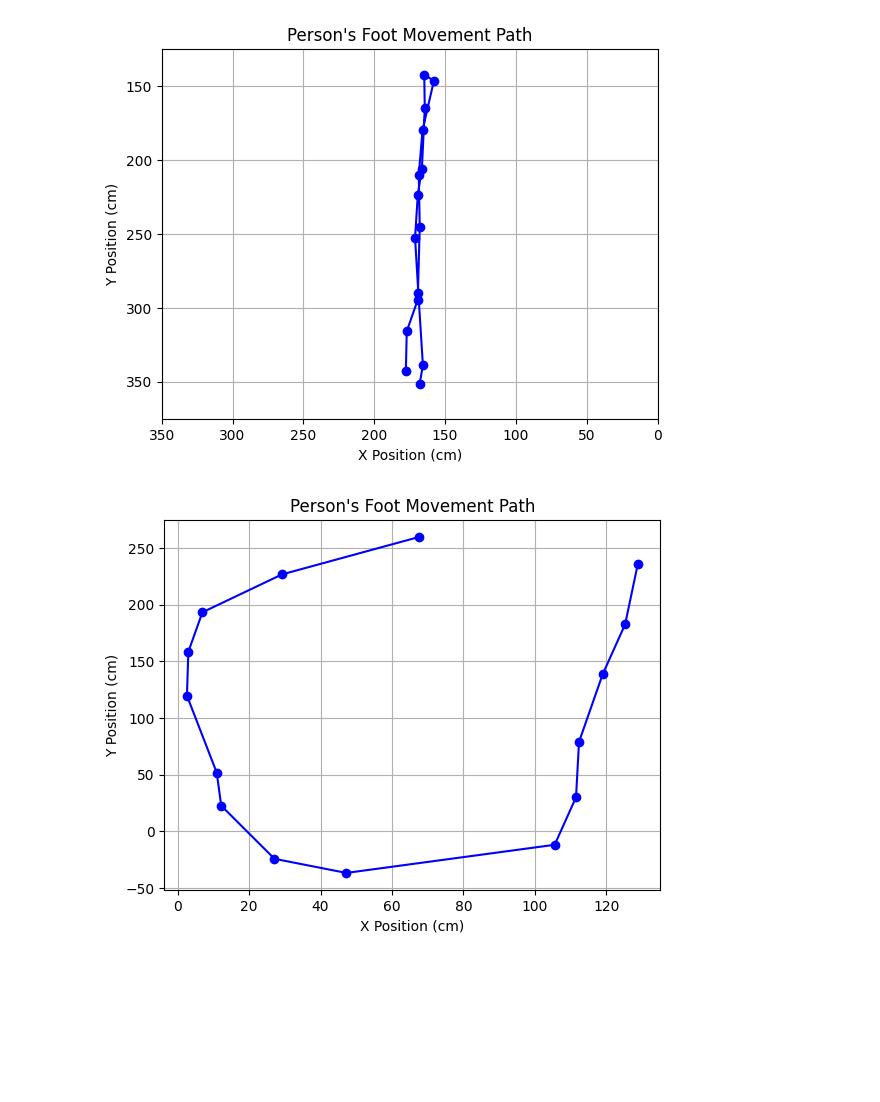
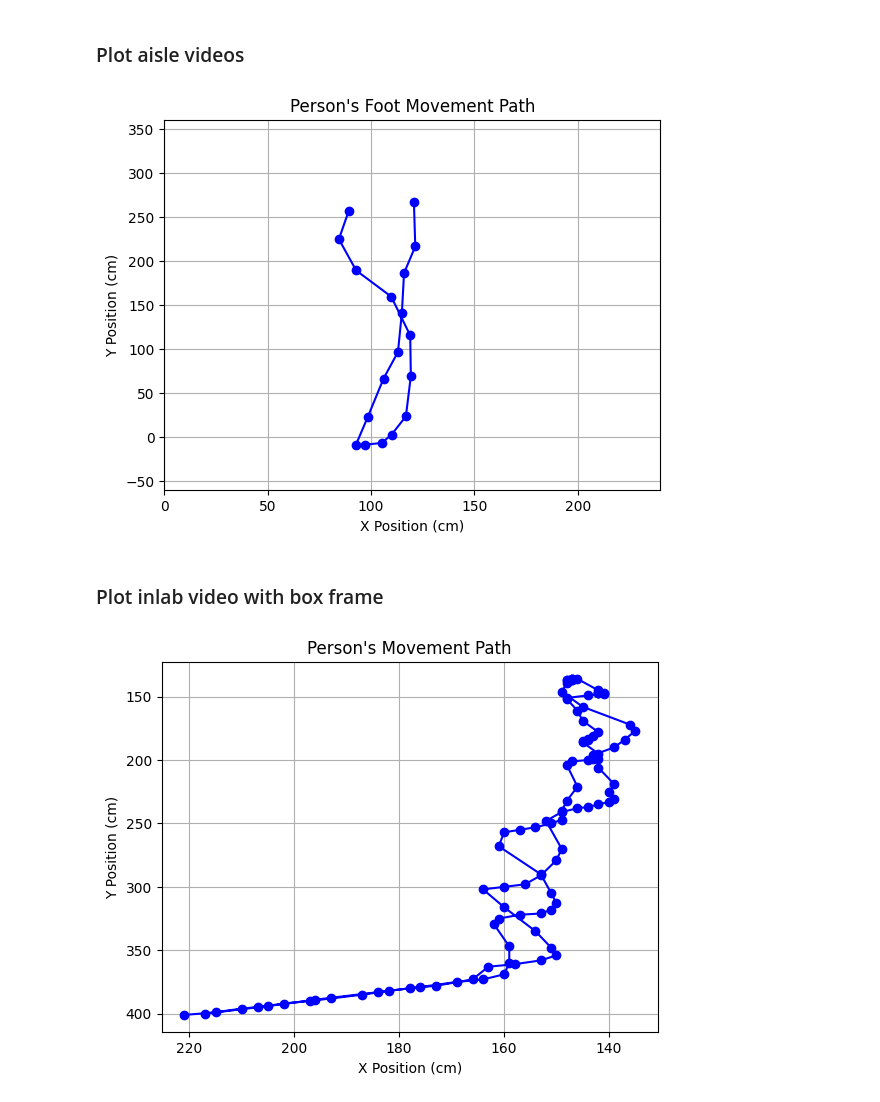
Before and after one commit to spourasgari/trajectory_detection, a Jupyter notebook: visualize.ipynb, the cells around one changed output. Drawn from its saved outputs; the diff is of its cells as text; code cells hidden in the pictures; blank space fills up the shorter version.

```diff
--- a/visualize.ipynb
+++ b/visualize.ipynb
@@ -1,10 +206,12 @@
+# %% [markdown]
+### Plot aisle videos
 # %%
 import numpy as np
 import matplotlib.pyplot as plt
 import os
 
 # Load waypoints
-file_name = "inlab1"
+file_name = "bigaisle_2"
 output_dir = f"./{file_name}"
 
 # waypoints = np.loadtxt(os.path.join(output_dir, "pose_waypoints.txt"), delimiter="\t") # Includes None values
@@ -16,44 +223,45 @@ plt.plot(waypoints[:, 2], waypoints[:, 3], marker="o", linestyle="-", color="blu
 plt.title("Person's Foot Movement Path")
 plt.xlabel("X Position (cm)")
 plt.ylabel("Y Position (cm)")
-plt.xlim(0, 350)
-plt.ylim(125, 375)
-plt.gca().invert_yaxis()  # Invert Y to match video coordinates
+plt.xlim(0, 240)
+plt.ylim(-60, 360)
+# plt.gca().invert_yaxis()  # Invert Y to match video coordinates
 # plt.gca().yaxis.tick_right()  # Move Y-axis ticks to the right
-plt.gca().invert_xaxis()  # Invert X to match video coordinates
+# plt.gca().invert_xaxis()  # Invert X to match video coordinates
 # plt.gca().xaxis.tick_top()  # Move X-axis ticks to the right
 plt.grid(True)
 plt.show()
 # %% [output]
-[figure, old version]
+[figure, new version]
+# %% [markdown]
+### Plot inlab video with box frame
 # %%
+# With Box Frame
 import numpy as np
 import matplotlib.pyplot as plt
 import os
 
 # Load waypoints
-file_name = "bigaisle_1"
+file_name = "inlab1"
 output_dir = f"./{file_name}"
 
-# waypoints = np.loadtxt(os.path.join(output_dir, "pose_waypoints.txt"), delimiter="\t") # Includes None values
-waypoints = np.loadtxt(os.path.join(output_dir, "pose_waypoints_sampled.txt"), delimiter="\t")
-# waypoints = np.loadtxt(os.path.join(output_dir, "pose_waypoints_smoothed.txt"), delimiter="\t")
+# waypoints = np.loadtxt(os.path.join(output_dir, "box_waypoints.txt"), delimiter="\t") # Includes None values
+waypoints = np.loadtxt(os.path.join(output_dir, "box_waypoints_sampled.txt"), delimiter="\t")
+# waypoints = np.loadtxt(os.path.join(output_dir, "box_waypoints_smoothed.txt"), delimiter="\t")
 
 # Plot waypoints
 plt.plot(waypoints[:, 2], waypoints[:, 3], marker="o", linestyle="-", color="blue")
-plt.title("Person's Foot Movement Path")
+plt.title("Person's Movement Path")
 plt.xlabel("X Position (cm)")
 plt.ylabel("Y Position (cm)")
 # plt.xlim(0, 350)
 # plt.ylim(125, 375)
-# plt.gca().invert_yaxis()  # Invert Y to match video coordinates
-# plt.gca().yaxis.tick_right()  # Move Y-axis ticks to the right
-# plt.gca().invert_xaxis()  # Invert X to match video coordinates
-# plt.gca().xaxis.tick_top()  # Move X-axis ticks to the right
+plt.gca().invert_yaxis()  # Invert Y to match video coordinates
+plt.gca().invert_xaxis()  # Invert X to match video coordinates
 plt.grid(True)
 plt.show()
 # %% [output]
-[figure, old version]
+[figure, new version]
 # %%
 # With Box Frame
 import numpy as np
```
Also changed, not shown: parts of 19 cells of this notebook, 30 other files.
